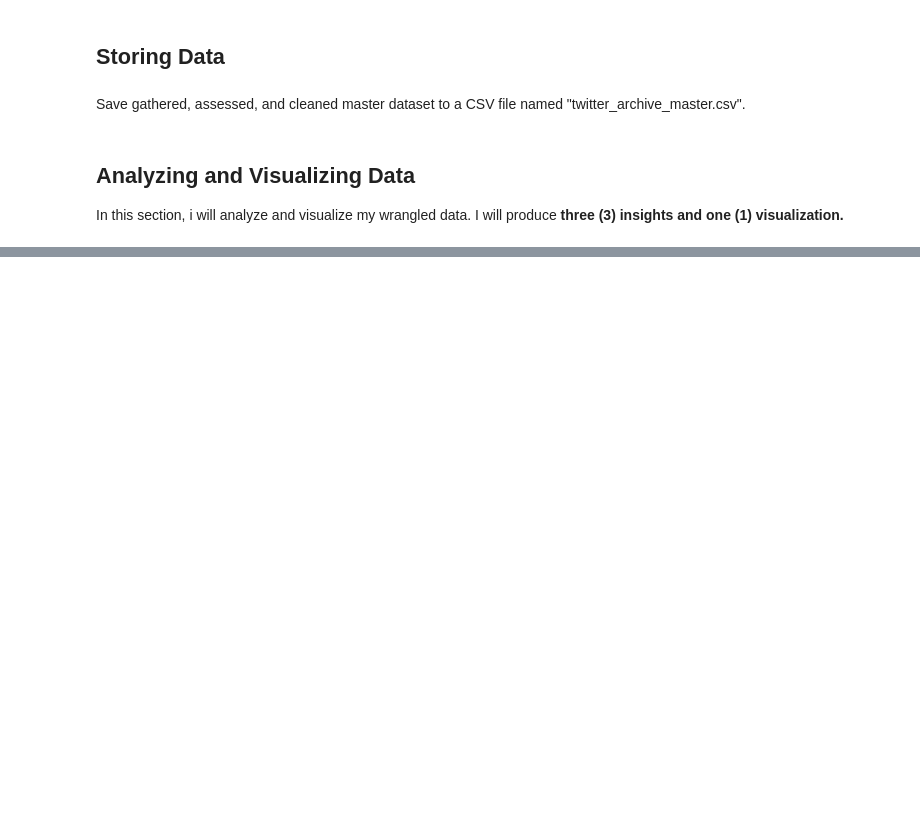
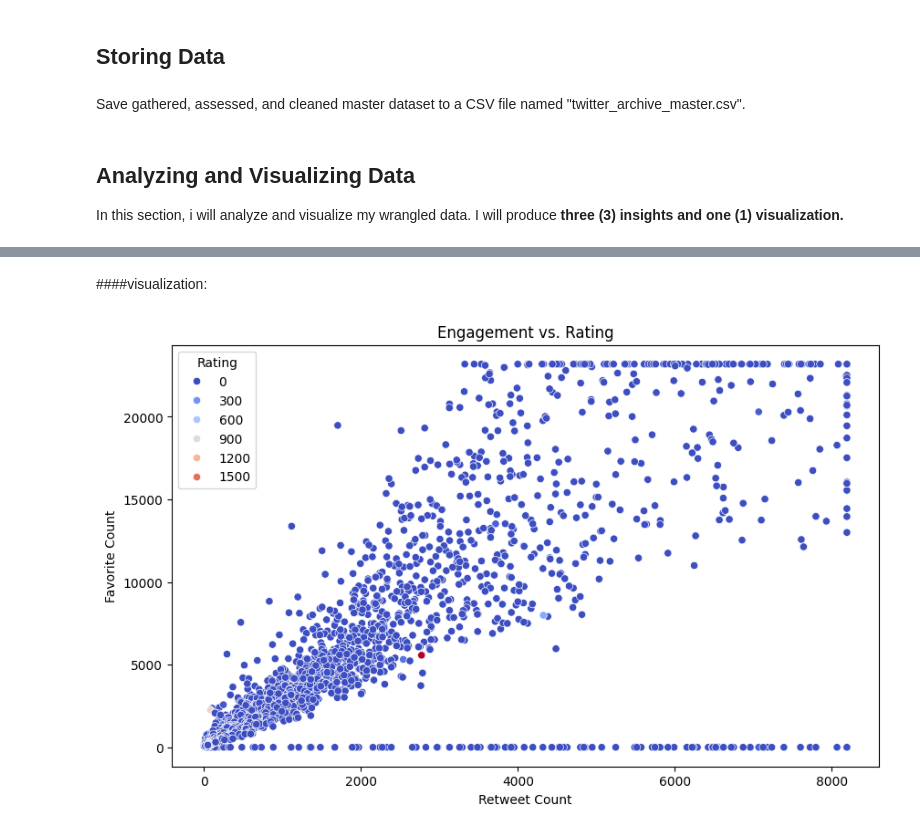
Before and after one commit to mohamedmouta/Match, a Jupyter notebook: wrangle_act.ipynb, the cells around one changed output, grey strips where cells are left out. Drawn from its saved outputs; the diff is of its cells as text; code cells hidden in the pictures; blank space fills up the shorter version.

```diff
--- a/wrangle_act.ipynb
+++ b/wrangle_act.ipynb
@@ -774,0 +810,16 @@ In this section, i will analyze and visualize my wrangled data. I will produce
+# %% [markdown]
+####visualization:
+# %%
+import matplotlib.pyplot as plt
+import seaborn as sns
+
+plt.figure(figsize=(10,6))
+sns.scatterplot(x=merged_df['retweet_count'], y=merged_df['favorite_count'], hue=merged_df['rating_numerator'], palette='coolwarm')
+plt.title('Engagement vs. Rating')
+plt.xlabel('Retweet Count')
+plt.ylabel('Favorite Count')
+plt.legend(title='Rating')
+plt.savefig('engagement_scatter.png')  # This saves the image
+plt.show()
+# %% [output]
+[figure, added]
```
Also changed, not shown: parts of 21 cells of this notebook.
